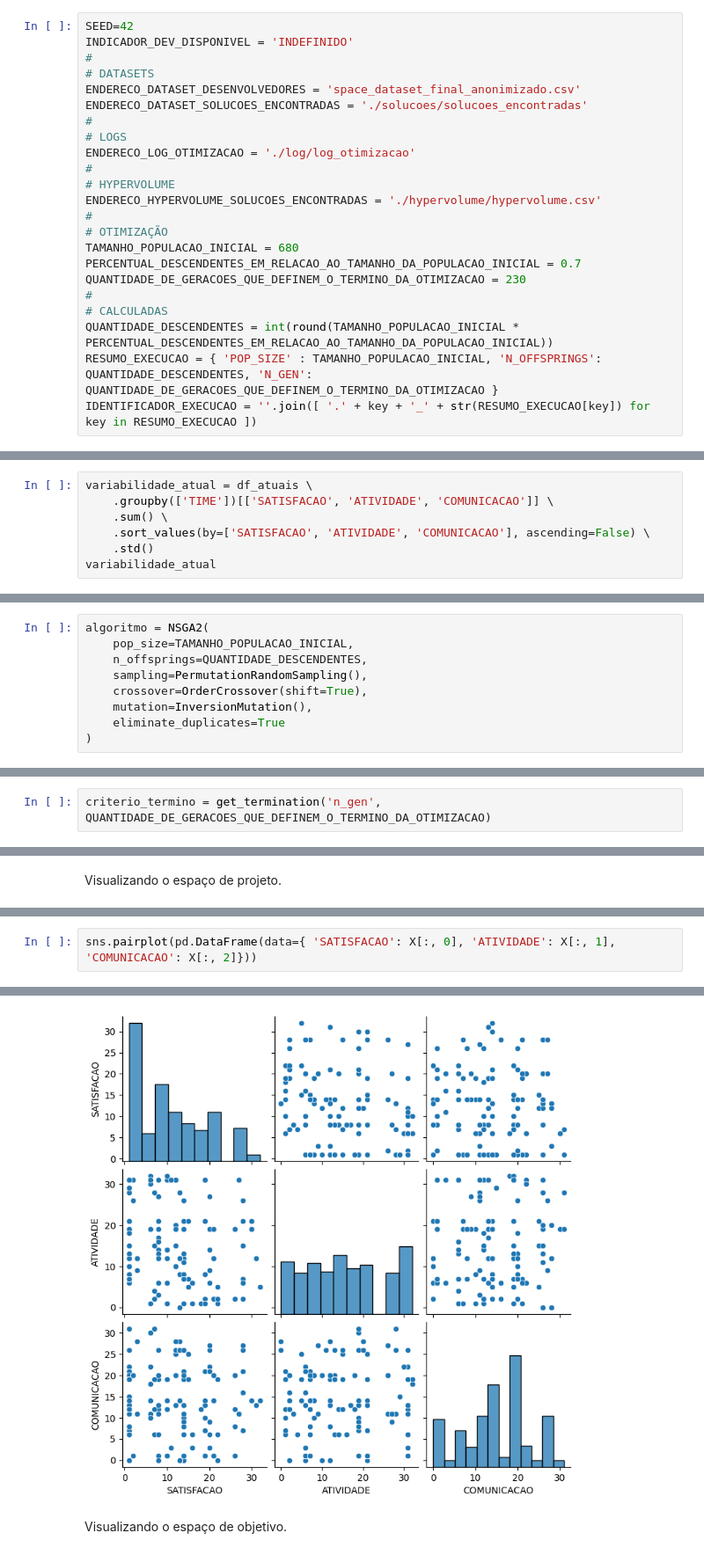
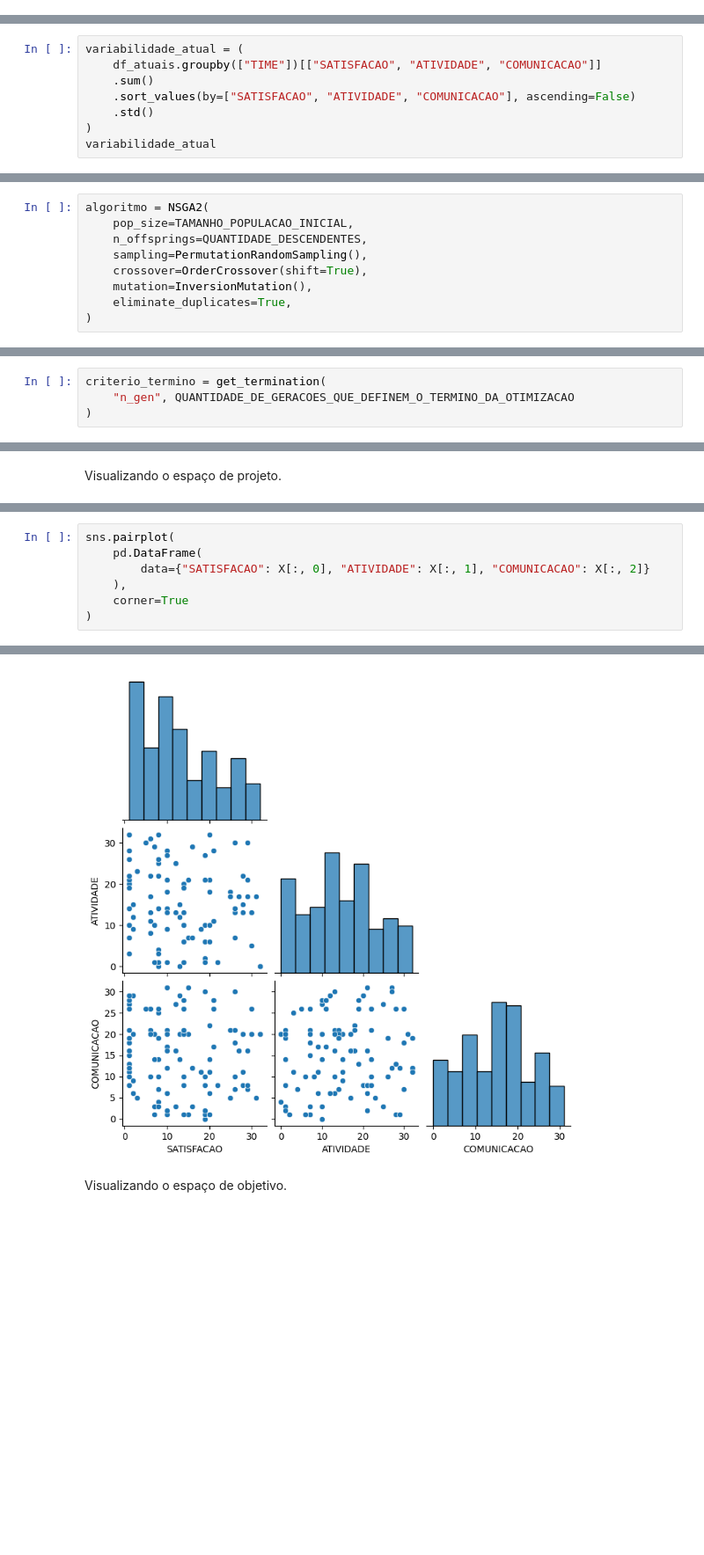
Before and after one commit to brucelucien/2023-notario-mba-tcc-dados-publicos, a Jupyter notebook: experimento.ipynb, the cells around one changed output, grey strips where cells are left out. Shown at 88% size. Drawn from its saved outputs; the diff is of its cells as text; blank space fills up the shorter version.

Commit message:
Refatoração do código de experimento, criação de arquivo de constantes e de avaliação (este último ainda não finalizado).

```diff
--- a/experimento.ipynb
+++ b/experimento.ipynb
@@ -20,23 +31,0 @@ Constantes.
-# %%
-SEED=42
-INDICADOR_DEV_DISPONIVEL = 'INDEFINIDO'
-#
-# DATASETS
-ENDERECO_DATASET_DESENVOLVEDORES = 'space_dataset_final_anonimizado.csv'
-ENDERECO_DATASET_SOLUCOES_ENCONTRADAS = './solucoes/solucoes_encontradas'
-#
-# LOGS
-ENDERECO_LOG_OTIMIZACAO = './log/log_otimizacao'
-#
-# HYPERVOLUME
-ENDERECO_HYPERVOLUME_SOLUCOES_ENCONTRADAS = './hypervolume/hypervolume.csv'
-#
-# OTIMIZAÇÃO
-TAMANHO_POPULACAO_INICIAL = 680
-PERCENTUAL_DESCENDENTES_EM_RELACAO_AO_TAMANHO_DA_POPULACAO_INICIAL = 0.7
-QUANTIDADE_DE_GERACOES_QUE_DEFINEM_O_TERMINO_DA_OTIMIZACAO = 230
-#
-# CALCULADAS
-QUANTIDADE_DESCENDENTES = int(round(TAMANHO_POPULACAO_INICIAL * PERCENTUAL_DESCENDENTES_EM_RELACAO_AO_TAMANHO_DA_POPULACAO_INICIAL))
-RESUMO_EXECUCAO = { 'POP_SIZE' : TAMANHO_POPULACAO_INICIAL, 'N_OFFSPRINGS': QUANTIDADE_DESCENDENTES, 'N_GEN': QUANTIDADE_DE_GERACOES_QUE_DEFINEM_O_TERMINO_DA_OTIMIZACAO }
-IDENTIFICADOR_EXECUCAO = ''.join([ '.' + key + '_' + str(RESUMO_EXECUCAO[key]) for key in RESUMO_EXECUCAO ])
@@ -130,11 +117,12 @@ Text(0.5, 1.03, 'Comparanção entre os desenvolvedores (somente atuais)')
 # %% [markdown]
 Estado atual da variabilidade das dimensões de SATISFACAO, ATIVIDADE e COMUNICACAO.
 # %%
-variabilidade_atual = df_atuais \
-    .groupby(['TIME'])[['SATISFACAO', 'ATIVIDADE', 'COMUNICACAO']] \
-    .sum() \
-    .sort_values(by=['SATISFACAO', 'ATIVIDADE', 'COMUNICACAO'], ascending=False) \
+variabilidade_atual = (
+    df_atuais.groupby(["TIME"])[["SATISFACAO", "ATIVIDADE", "COMUNICACAO"]]
+    .sum()
+    .sort_values(by=["SATISFACAO", "ATIVIDADE", "COMUNICACAO"], ascending=False)
     .std()
+)
 variabilidade_atual
 # %% [output]
 SATISFACAO     1.066996
@@ -215,12 +215,14 @@ algoritmo = NSGA2(
     sampling=PermutationRandomSampling(),
     crossover=OrderCrossover(shift=True),
     mutation=InversionMutation(),
-    eliminate_duplicates=True
+    eliminate_duplicates=True,
 )
 # %% [markdown]
 Definindo critério de parada.
 # %%
-criterio_termino = get_termination('n_gen', QUANTIDADE_DE_GERACOES_QUE_DEFINEM_O_TERMINO_DA_OTIMIZACAO)
+criterio_termino = get_termination(
+    "n_gen", QUANTIDADE_DE_GERACOES_QUE_DEFINEM_O_TERMINO_DA_OTIMIZACAO
+)
 # %% [markdown]
 Executando procedimento de minimização.
 # %%
@@ -316,8 +328,13 @@ p = ax.scatter(x, y, z, marker='o')
 # %%
-sns.pairplot(pd.DataFrame(data={ 'SATISFACAO': X[:, 0], 'ATIVIDADE': X[:, 1], 'COMUNICACAO': X[:, 2]}))
+sns.pairplot(
+    pd.DataFrame(
+        data={"SATISFACAO": X[:, 0], "ATIVIDADE": X[:, 1], "COMUNICACAO": X[:, 2]}
+    ),
+    corner=True
+)
 # %% [output]
 <seaborn.axisgrid.PairGrid at 0x...>
-[figure, old version]
+[figure, new version]
 # %% [markdown]
 Visualizando o espaço de objetivo.
 # %%
```
Also changed, not shown: parts of 36 cells of this notebook, 6 other files.
